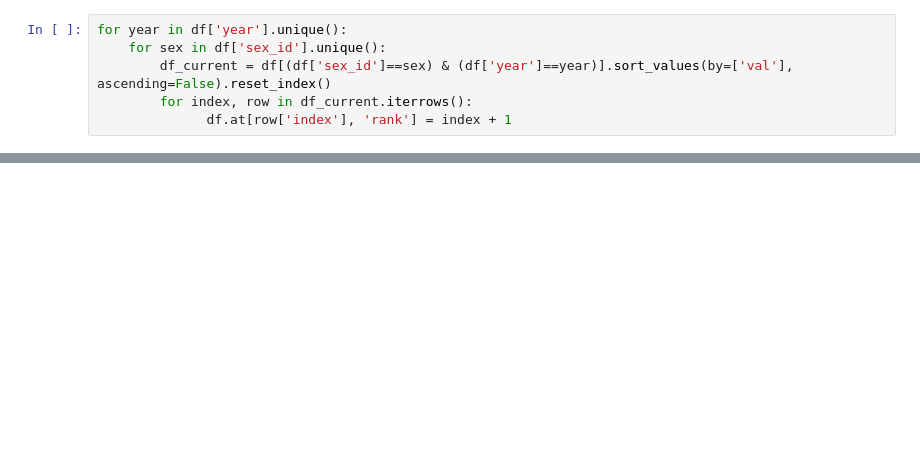
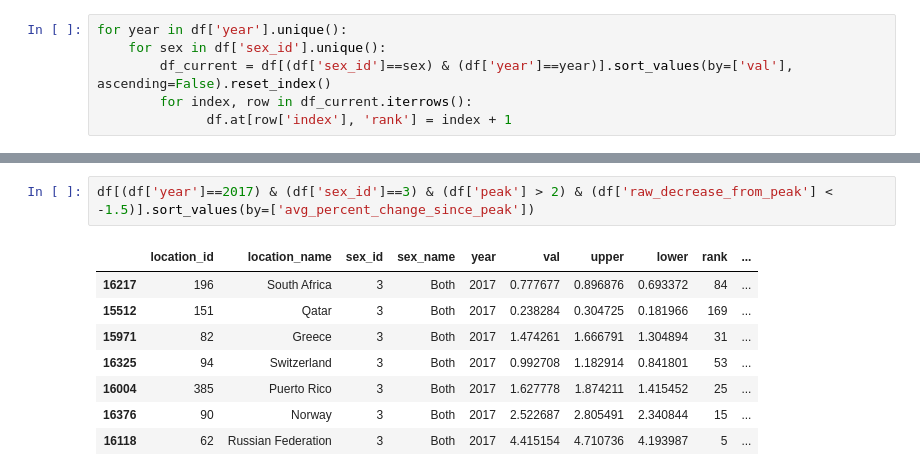
Before and after one commit to benbenbuhben/opioid-study, a Jupyter notebook: country_ranks.ipynb, the cells around one changed output, grey strips where cells are left out. Saved outputs shown, nothing was run; the diff lists cells and outputs as text; blank space fills up the shorter version.

```diff
--- a/country_ranks.ipynb
+++ b/country_ranks.ipynb
@@ -78,0 +124,11 @@ df
+# %%
+df[(df['year']==2017) & (df['sex_id']==3) & (df['peak'] > 2) & (df['raw_decrease_from_peak'] < -1.5)].sort_values(by=['avg_percent_change_since_peak'])
+# %% [output]
+|  | location_id | location_name | sex_id | sex_name | year | val | upper | lower | rank | ... |
+| 16217 | 196 | South Africa | 3 | Both | 2017 | 0.777677 | 0.896876 | 0.693372 | 84 | ... |
+| 15512 | 151 | Qatar | 3 | Both | 2017 | 0.238284 | 0.304725 | 0.181966 | 169 | ... |
+| 15971 | 82 | Greece | 3 | Both | 2017 | 1.474261 | 1.666791 | 1.304894 | 31 | ... |
+| 16325 | 94 | Switzerland | 3 | Both | 2017 | 0.992708 | 1.182914 | 0.841801 | 53 | ... |
+| 16004 | 385 | Puerto Rico | 3 | Both | 2017 | 1.627778 | 1.874211 | 1.415452 | 25 | ... |
+| 16376 | 90 | Norway | 3 | Both | 2017 | 2.522687 | 2.805491 | 2.340844 | 15 | ... |
+| 16118 | 62 | Russian Federation | 3 | Both | 2017 | 4.415154 | 4.710736 | 4.193987 | 5 | ... |
```
Also changed, not shown: parts of 13 cells of this notebook, 9 other files.
